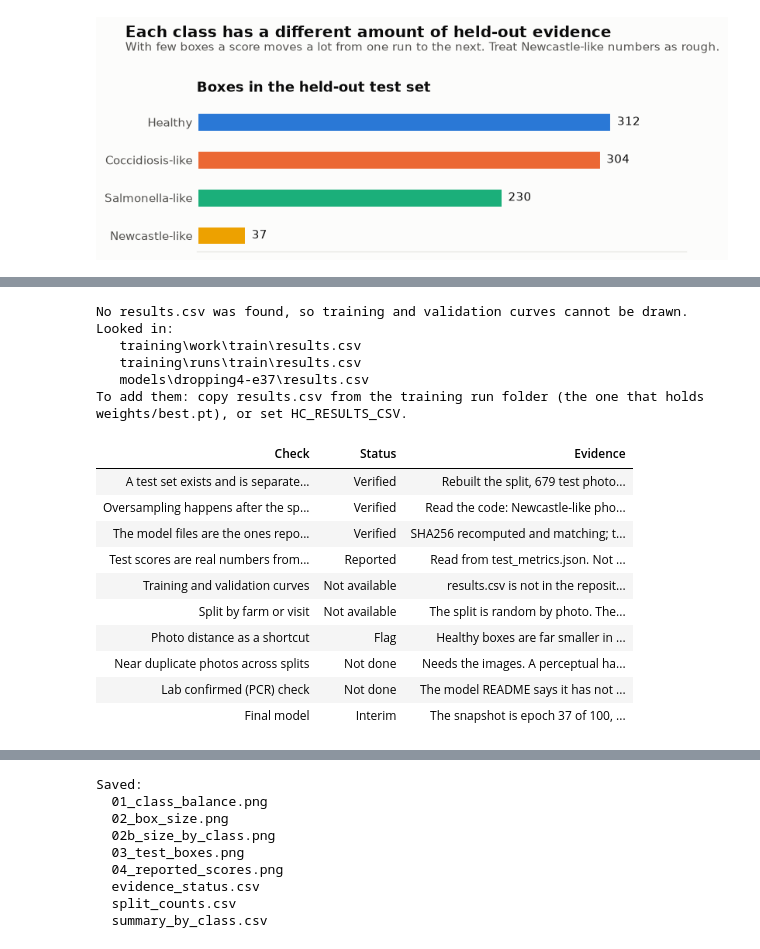
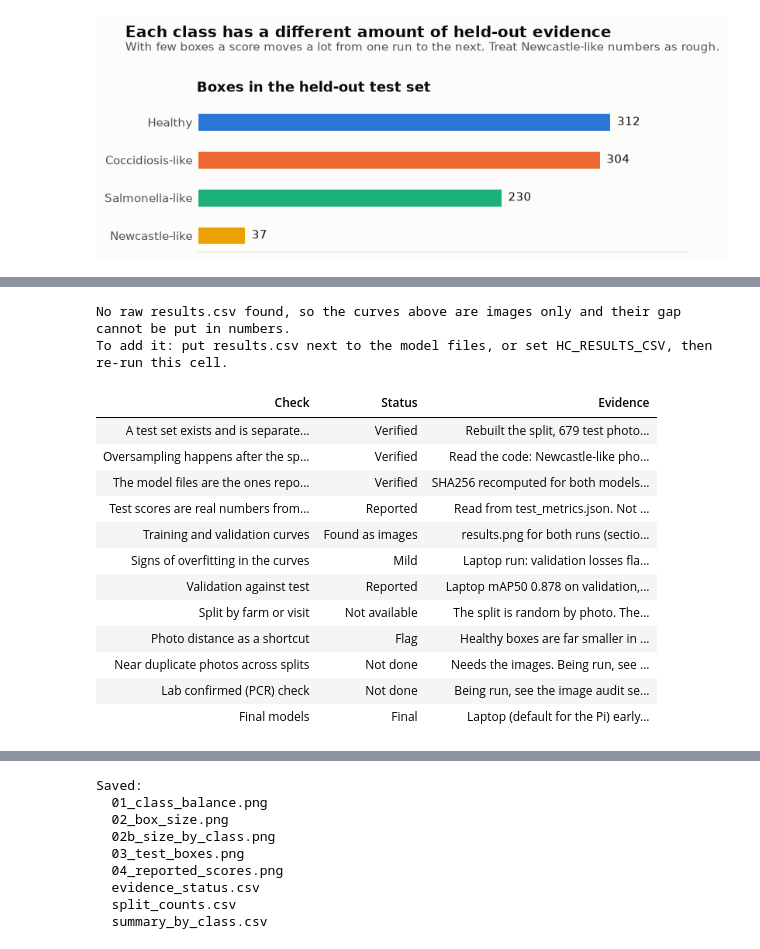
Before and after one commit to Dee-1862/Holy-Crap, a Jupyter notebook: data-visualization/01_data_and_model_audit.ipynb, the cells around one changed output, grey strips where cells are left out. Drawn from its saved outputs; the diff is of its cells as text; code cells hidden in the pictures.

```diff
--- a/data-visualization/01_data_and_model_audit.ipynb
+++ b/data-visualization/01_data_and_model_audit.ipynb
@@ -251,17 +254,21 @@ plt.show()
 # %%
+MODELS = REPO / "models"
+MODEL_DIRS = {"laptop": MODELS / "dropping4-laptop", "veri": MODELS / "dropping4-veri"}
 rows = []
-for line in (MODEL_DIR / "SHA256SUMS").read_text().splitlines():
-    if not line.strip():
-        continue
-    listed, name = line.split(maxsplit=1)
-    name = name.strip().lstrip("*")
-    got = hv.sha256(MODEL_DIR / name)
-    rows.append({"file": name, "size_MB": round((MODEL_DIR / name).stat().st_size / 1e6, 1),
-                 "sha256 listed": listed[:16] + "...", "recomputed": "match" if got == listed else "MISMATCH"})
+for model, d in MODEL_DIRS.items():
+    for line in (d / "SHA256SUMS").read_text().splitlines():
+        if not line.strip():
+            continue
+        listed, fname = line.split(maxsplit=1)
+        fname = fname.strip().lstrip("*")
+        got = hv.sha256(d / fname)
+        rows.append({"model": model, "file": fname, "size_MB": round((d / fname).stat().st_size / 1e6, 1),
+                     "sha256 listed": listed[:16] + "...", "recomputed": "match" if got == listed else "MISMATCH"})
 display(pd.DataFrame(rows))
+assert all(r["recomputed"] == "match" for r in rows), "a model file does not match its checksum"
 
 import onnxruntime as ort
-sess = ort.InferenceSession(str(MODEL_DIR / "dropping4_yolo11n_320.onnx"), providers=["CPUExecutionProvider"])
+sess = ort.InferenceSession(str(MODEL_DIRS["laptop"] / "dropping4_yolo11n_320.onnx"), providers=["CPUExecutionProvider"])
 inp, out = sess.get_inputs()[0], sess.get_outputs()[0]
 y = sess.run(None, {inp.name: np.full((1, 3, 320, 320), 114 / 255, dtype=np.float32)})[0]
 print(f"input {inp.name} {inp.shape}  ->  output {out.name} {list(y.shape)}")
@@ -319,59 +360,59 @@ The cell below looks for the Ultralytics `results.csv` and draws the curves if i
 # %%
 cands = [Path(os.environ["HC_RESULTS_CSV"])] if "HC_RESULTS_CSV" in os.environ else []
-cands += [REPO / "training" / "work" / "train" / "results.csv", REPO / "training" / "runs" / "train" / "results.csv", MODEL_DIR / "results.csv"]
+cands += [REPO / "training" / "work" / "train" / "results.csv", REPO / "training" / "runs" / "train" / "results.csv"]
+cands += [d / "results.csv" for d in MODEL_DIRS.values()]
 results_csv = next((p for p in cands if p.exists()), None)
 
 if results_csv is None:
-    print("No results.csv was found, so training and validation curves cannot be drawn.")
-    print("Looked in:"); [print("  ", p.relative_to(REPO) if REPO in p.parents else p) for p in cands]
-    print("To add them: copy results.csv from the training run folder (the one that holds weights/best.pt), or set HC_RESULTS_CSV.")
+    print("No raw results.csv found, so the curves above are images only and their gap cannot be put in numbers.")
+    print("To add it: put results.csv next to the model files, or set HC_RESULTS_CSV, then re-run this cell.")
 else:
     df = pd.read_csv(results_csv); df.columns = [c.strip() for c in df.columns]
     fig, axes = plt.subplots(1, 2, figsize=(10.4, 3.4))
     axes[0].plot(df["epoch"], df["train/box_loss"], color=hv.BLUE, label="Training")
     axes[0].plot(df["epoch"], df["val/box_loss"], color=hv.CLASS_COLOR["cocci"], label="Validation")
     axes[0].set_title("Box loss, lower is better"); axes[0].set_xlabel("Epoch"); axes[0].grid(True, axis="y"); axes[0].legend()
-    axes[1].plot(df["epoch"], df["metrics/mAP50(B)"], color=hv.BLUE, label="Validation mAP50")
-    axes[1].set_title("Validation mAP50, higher is better"); axes[1].set_xlabel("Epoch"); axes[1].grid(True, axis="y")
+    axes[1].plot(df["epoch"], df["metrics/mAP50-95(B)"], color=hv.BLUE)
+    axes[1].set_title("Validation mAP50-95, higher is better"); axes[1].set_xlabel("Epoch"); axes[1].grid(True, axis="y")
     best_val = int(df["val/box_loss"].idxmin())
-    since = int(df["epoch"].iloc[-1] - df["epoch"].iloc[best_val])
-    hv.headline(fig, "Training against validation", f"Validation box loss was lowest at epoch {int(df['epoch'].iloc[best_val])}, {since} epochs before the last one logged.")
+    hv.headline(fig, "Training against validation", f"Validation box loss was lowest at epoch {int(df['epoch'].iloc[best_val])}, {int(df['epoch'].iloc[-1] - df['epoch'].iloc[best_val])} epochs before the last one logged.")
     fig.subplots_adjust(top=0.74, wspace=0.18)
     hv.savefig(fig, "05_training_curves"); plt.show()
 # %% [output]
-No results.csv was found, so training and validation curves cannot be drawn.
-Looked in:
-   training\work\train\results.csv
-   training\runs\train\results.csv
-   models\dropping4-e37\results.csv
-To add them: copy results.csv from the training run folder (the one that holds weights/best.pt), or set HC_RESULTS_CSV.
+No raw results.csv found, so the curves above are images only and their gap cannot be put in numbers.
+To add it: put results.csv next to the model files, or set HC_RESULTS_CSV, then re-run this cell.
 # %%
+lp, vr = rep["laptop"], rep["veri"]
 status = pd.DataFrame([
     ("A test set exists and is separate from the training files", "Verified", "Rebuilt the split, 679 test photos, each photo in one split (section 3)."),
     ("Oversampling happens after the split, in train only", "Verified", "Read the code: Newcastle-like photos are repeated only inside the train loop (section 3)."),
-    ("The model files are the ones reported on", "Verified", "SHA256 recomputed and matching; the ONNX file loads and runs (section 4)."),
+    ("The model files are the ones reported on", "Verified", "SHA256 recomputed for both models and matching; the ONNX file loads and runs (section 4)."),
     ("Test scores are real numbers from the run", "Reported", "Read from test_metrics.json. Not recomputed here, the test photos are not in the repo."),
-    ("Training and validation curves", "Found" if results_csv else "Not available", "results.csv " + ("was found and plotted above." if results_csv else "is not in the repository.")),
-    ("Split by farm or visit", "Not available", "The split is random by photo. The model README says the same farm can appear on both sides."),
+    ("Training and validation curves", "Found as images", "results.png for both runs (section 6). The raw results.csv is not committed, so the gap is read by eye."),
+    ("Signs of overfitting in the curves", "Mild", f"Laptop run: validation losses flatten and tick up after about epoch 50 while training loss keeps falling, and the strict score peaks near epoch 50. Early stopping kept epoch {lp['best_epoch']} of {lp['epochs_trained']}. Veri run still improving at epoch {vr['epochs_trained']}."),
+    ("Validation against test", "Reported", f"Laptop mAP50 {lp['val_at_best']['mAP50']:.3f} on validation, {lp['test_box']['mAP50']:.3f} on test. Strict score {lp['val_at_best']['mAP50_95']:.3f} against {lp['test_box']['mAP50_95']:.3f}."),
+    ("Split by farm or visit", "Not available", "The split is random by photo. The models README says the same farm can appear on both sides."),
     ("Photo distance as a shortcut", "Flag", f"Healthy boxes are far smaller in frame (median {med['healthy'] * 100:.1f}% of the photo) than the other classes ({min(med[c] for c in ('cocci','salmo','ncd')) * 100:.0f} to {max(med[c] for c in ('cocci','salmo','ncd')) * 100:.0f}%). Needs a same distance test."),
-    ("Near duplicate photos across splits", "Not done", "Needs the images. A perceptual hash pass would show whether neighbouring shots leak across the split."),
-    ("Lab confirmed (PCR) check", "Not done", "The model README says it has not been run yet."),
-    ("Final model", "Interim", "The snapshot is epoch 37 of 100, an interim checkpoint."),
+    ("Near duplicate photos across splits", "Not done", "Needs the images. Being run, see the image audit section when it is finished."),
+    ("Lab confirmed (PCR) check", "Not done", "Being run, see the image audit section when it is finished."),
+    ("Final models", "Final", f"Laptop (default for the Pi) early stopped at epoch {lp['epochs_trained']}. Veri stopped at its 30 minute cap, epoch {vr['epochs_trained']}."),
 ], columns=["Check", "Status", "Evidence"])
-tone = {"Verified": "#d7f0e4", "Found": "#d7f0e4", "Reported": "#e3ebf8", "Interim": "#fbf0d2", "Flag": "#fbf0d2", "Not done": "#f6d9d6", "Not available": "#f6d9d6"}
+tone = {"Verified": "#d7f0e4", "Final": "#d7f0e4", "Reported": "#e3ebf8", "Found as images": "#e3ebf8", "Mild": "#fbf0d2", "Flag": "#fbf0d2", "Not done": "#f6d9d6", "Not available": "#f6d9d6"}
 display(status.style.apply(lambda col: [f"background-color: {tone[v]}; color: #0b0b0b" if col.name == "Status" else "" for v in status["Status"]], axis=0).hide(axis="index"))
 # %% [output]
 | Check | Status | Evidence |
 | A test set exists and is separate... | Verified | Rebuilt the split, 679 test photo... |
 | Oversampling happens after the sp... | Verified | Read the code: Newcastle-like pho... |
-| The model files are the ones repo... | Verified | SHA256 recomputed and matching; t... |
+| The model files are the ones repo... | Verified | SHA256 recomputed for both models... |
 | Test scores are real numbers from... | Reported | Read from test_metrics.json. Not ... |
-| Training and validation curves | Not available | results.csv is not in the reposit... |
+| Training and validation curves | Found as images | results.png for both runs (sectio... |
+| Signs of overfitting in the curves | Mild | Laptop run: validation losses fla... |
+| Validation against test | Reported | Laptop mAP50 0.878 on validation,... |
 | Split by farm or visit | Not available | The split is random by photo. The... |
 | Photo distance as a shortcut | Flag | Healthy boxes are far smaller in ... |
-| Near duplicate photos across splits | Not done | Needs the images. A perceptual ha... |
-| Lab confirmed (PCR) check | Not done | The model README says it has not ... |
-| Final model | Interim | The snapshot is epoch 37 of 100, ... |
+| Near duplicate photos across splits | Not done | Needs the images. Being run, see ... |
+| Lab confirmed (PCR) check | Not done | Being run, see the image audit se... |
+| Final models | Final | Laptop (default for the Pi) early... |
 # %% [markdown]
 ### Reading of the evidence
 
```
Also changed, not shown: parts of 9 cells of this notebook, 6 other files.
